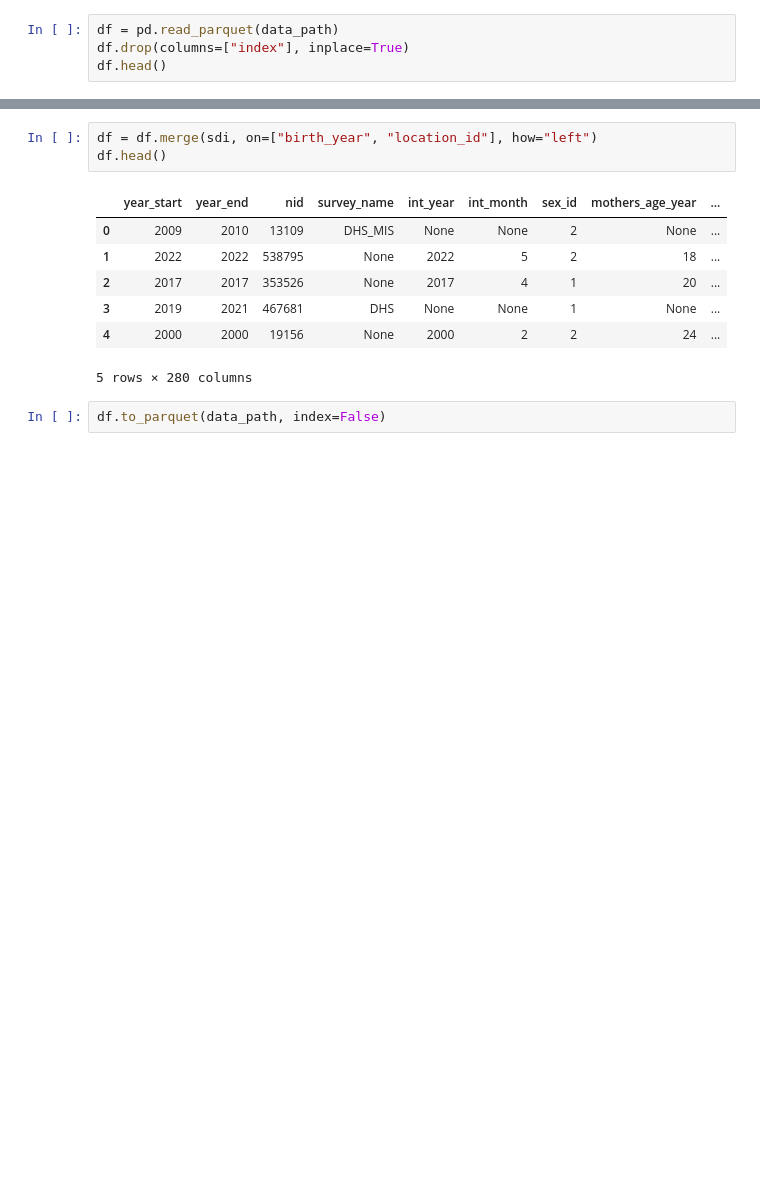
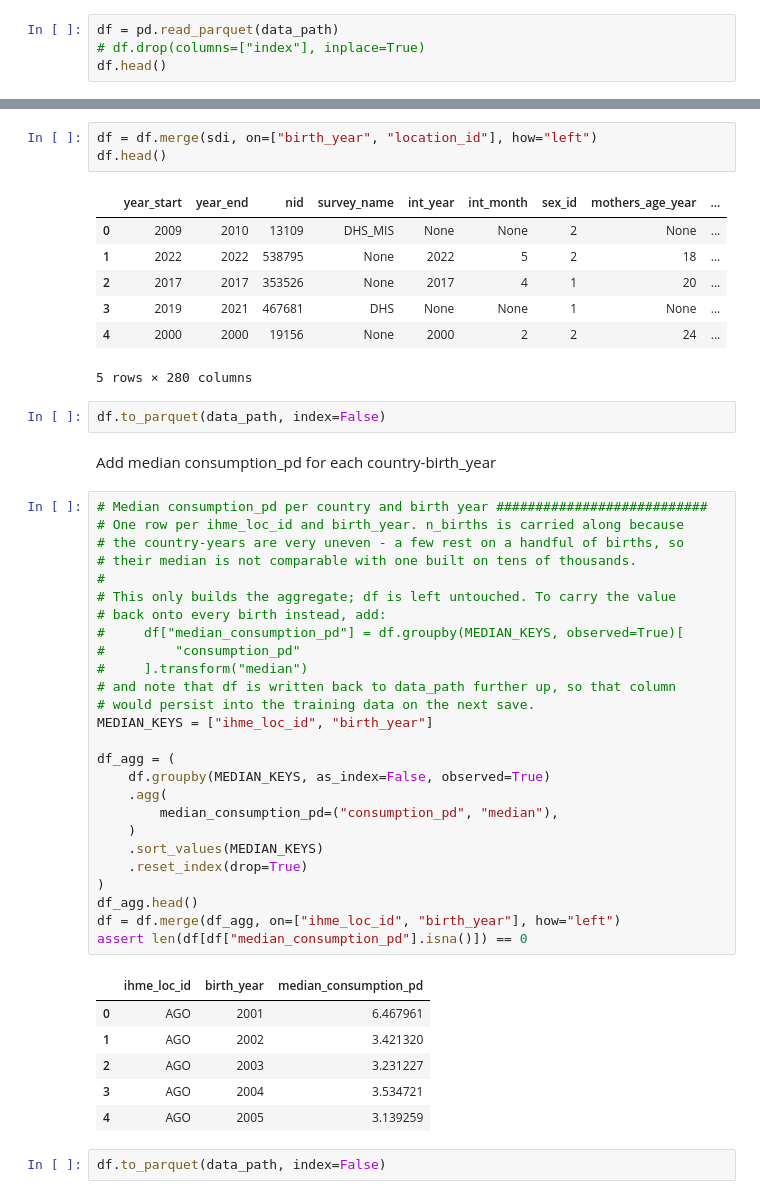
Before and after one commit to ihmeuw/rra-climate-health, a Jupyter notebook: notebooks/neonatal/neonatal_data_checks_edits.ipynb, the cells around one changed output, grey strips where cells are left out. Saved outputs shown, nothing was run; the diff lists cells and outputs as text; blank space fills up the shorter version.

Commit message:
adding median consumption to data

```diff
--- a/notebooks/neonatal/neonatal_data_checks_edits.ipynb
+++ b/notebooks/neonatal/neonatal_data_checks_edits.ipynb
@@ -9,7 +9,7 @@ data_path = "/mnt/team/rapidresponse/pub/population/modeling/climate_malnutritio
 no_cutoff_path = "/mnt/team/rapidresponse/pub/population/modeling/climate_malnutrition/neonatal_mortality/training_data/2026_09_13.01/data_no_10_yr_cutoff.parquet"
 # %%
 df = pd.read_parquet(data_path)
-df.drop(columns=["index"], inplace=True)
+# df.drop(columns=["index"], inplace=True)
 df.head()
 # %% [output]
 |  | year_start | year_end | nid | survey_name | int_year | int_month | sex_id | mothers_age_year | ... |
@@ -117,3 +117,40 @@ df.head()
 5 rows × 280 columns
 # %%
 df.to_parquet(data_path, index=False)
+# %% [markdown]
+Add median consumption_pd for each country-birth_year
+# %%
+# Median consumption_pd per country and birth year ###########################
+# One row per ihme_loc_id and birth_year. n_births is carried along because
+# the country-years are very uneven - a few rest on a handful of births, so
+# their median is not comparable with one built on tens of thousands.
+#
+# This only builds the aggregate; df is left untouched. To carry the value
+# back onto every birth instead, add:
+#     df["median_consumption_pd"] = df.groupby(MEDIAN_KEYS, observed=True)[
+#         "consumption_pd"
+#     ].transform("median")
+# and note that df is written back to data_path further up, so that column
+# would persist into the training data on the next save.
+MEDIAN_KEYS = ["ihme_loc_id", "birth_year"]
+
+df_agg = (
+    df.groupby(MEDIAN_KEYS, as_index=False, observed=True)
+    .agg(
+        median_consumption_pd=("consumption_pd", "median"),
+    )
+    .sort_values(MEDIAN_KEYS)
+    .reset_index(drop=True)
+)
+df_agg.head()
+df = df.merge(df_agg, on=["ihme_loc_id", "birth_year"], how="left")
+assert len(df[df["median_consumption_pd"].isna()]) == 0
+# %% [output]
+|  | ihme_loc_id | birth_year | median_consumption_pd |
+| 0 | AGO | 2001 | 6.467961 |
+| 1 | AGO | 2002 | 3.421320 |
+| 2 | AGO | 2003 | 3.231227 |
+| 3 | AGO | 2004 | 3.534721 |
+| 4 | AGO | 2005 | 3.139259 |
+# %%
+df.to_parquet(data_path, index=False)
```
Also changed, not shown: parts of 1 cell of this notebook, 1 other file.
